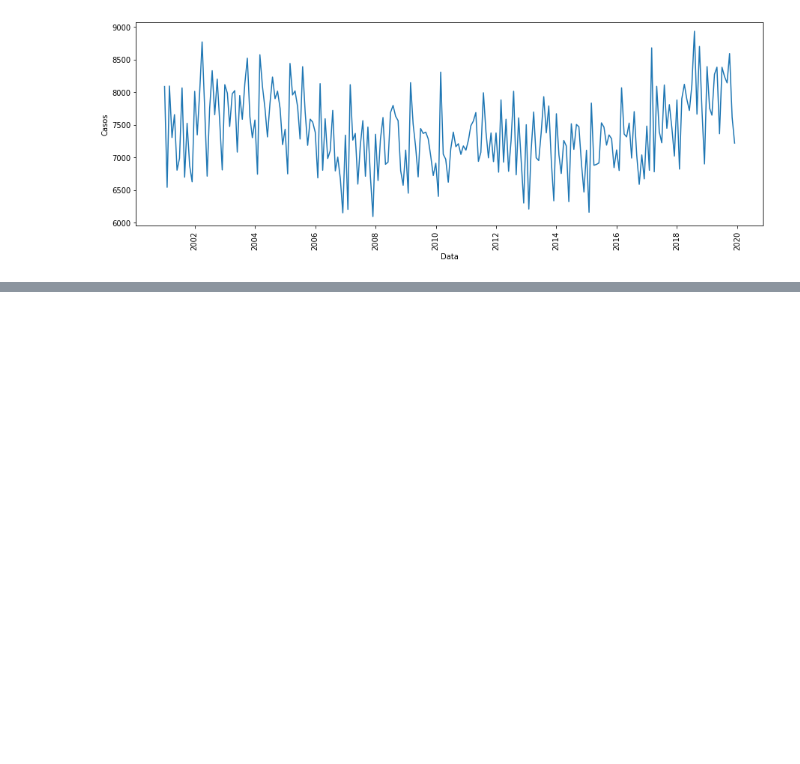
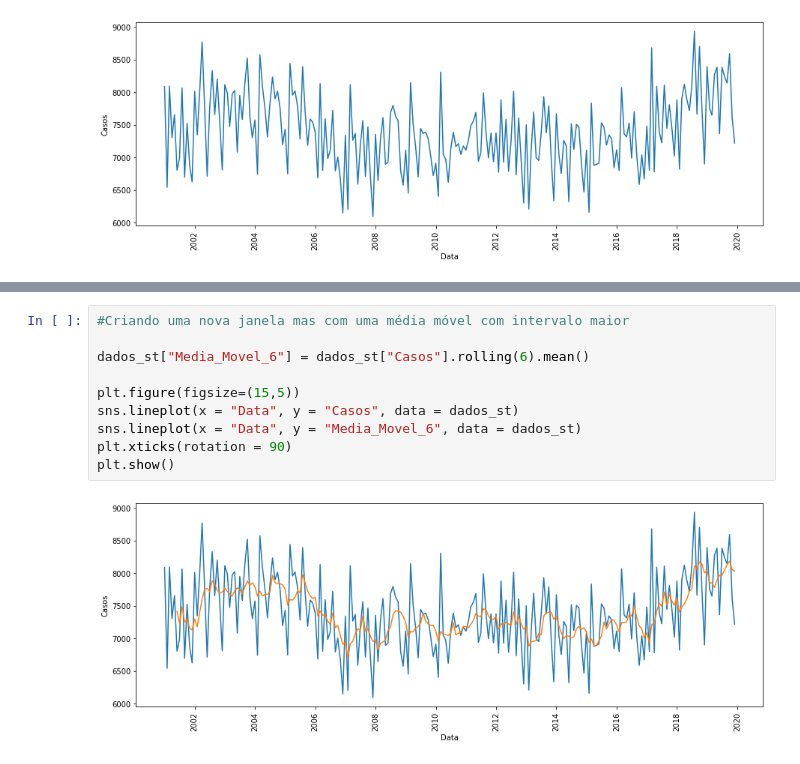
Before and after one commit to GuilhermeRuy97/BootcampDataScience, a Jupyter notebook: Analise_e_previsao_de_Series_Temporais.ipynb, the cells around one changed output, grey strips where cells are left out. Drawn from its saved outputs; the diff is of its cells as text; blank space fills up the shorter version.

```diff
--- a/Analise_e_previsao_de_Series_Temporais.ipynb
+++ b/Analise_e_previsao_de_Series_Temporais.ipynb
@@ -229,0 +254,12 @@ plt.show()
+# %%
+#Criando uma nova janela mas com uma média móvel com intervalo maior
+
+dados_st["Media_Movel_6"] = dados_st["Casos"].rolling(6).mean()
+
+plt.figure(figsize=(15,5))
+sns.lineplot(x = "Data", y = "Casos", data = dados_st)
+sns.lineplot(x = "Data", y = "Media_Movel_6", data = dados_st)
+plt.xticks(rotation = 90)
+plt.show()
+# %% [output]
+[figure, added]
```
Also changed, not shown: parts of 6 cells of this notebook.
